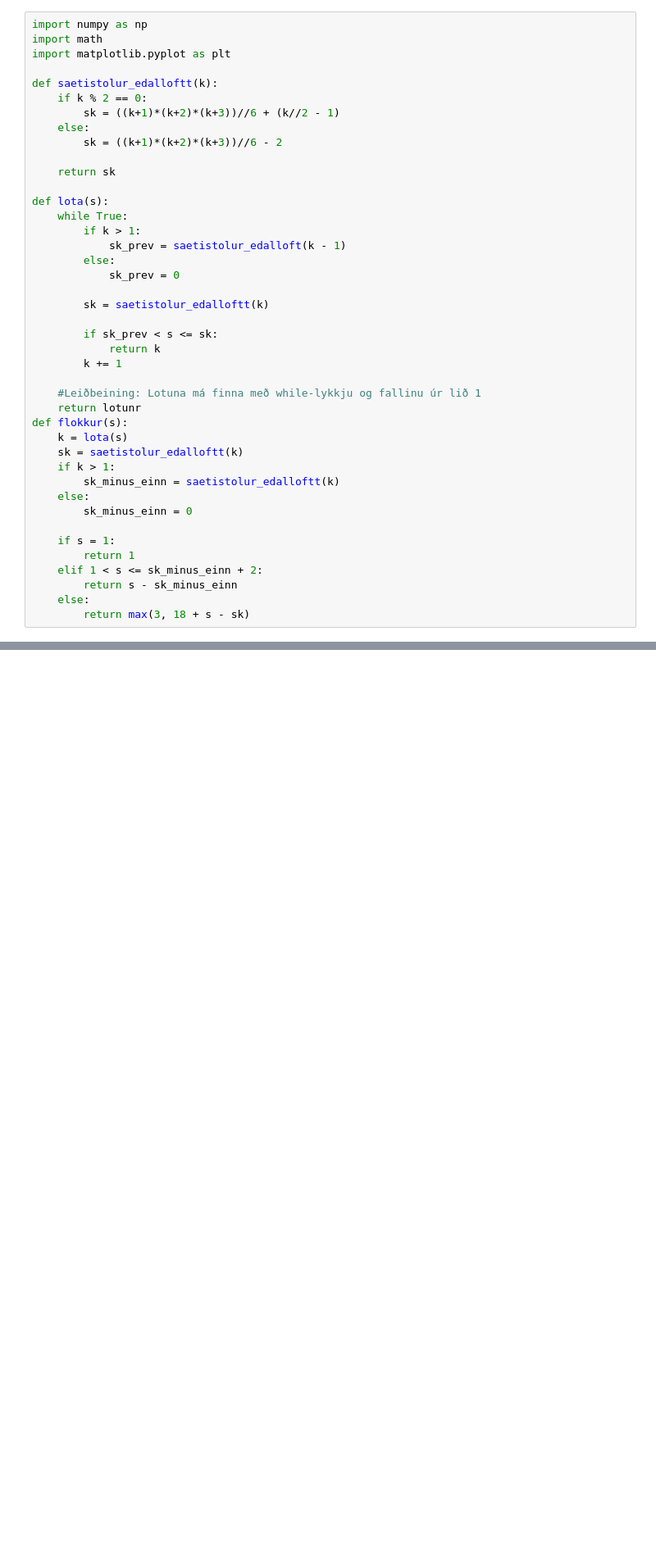
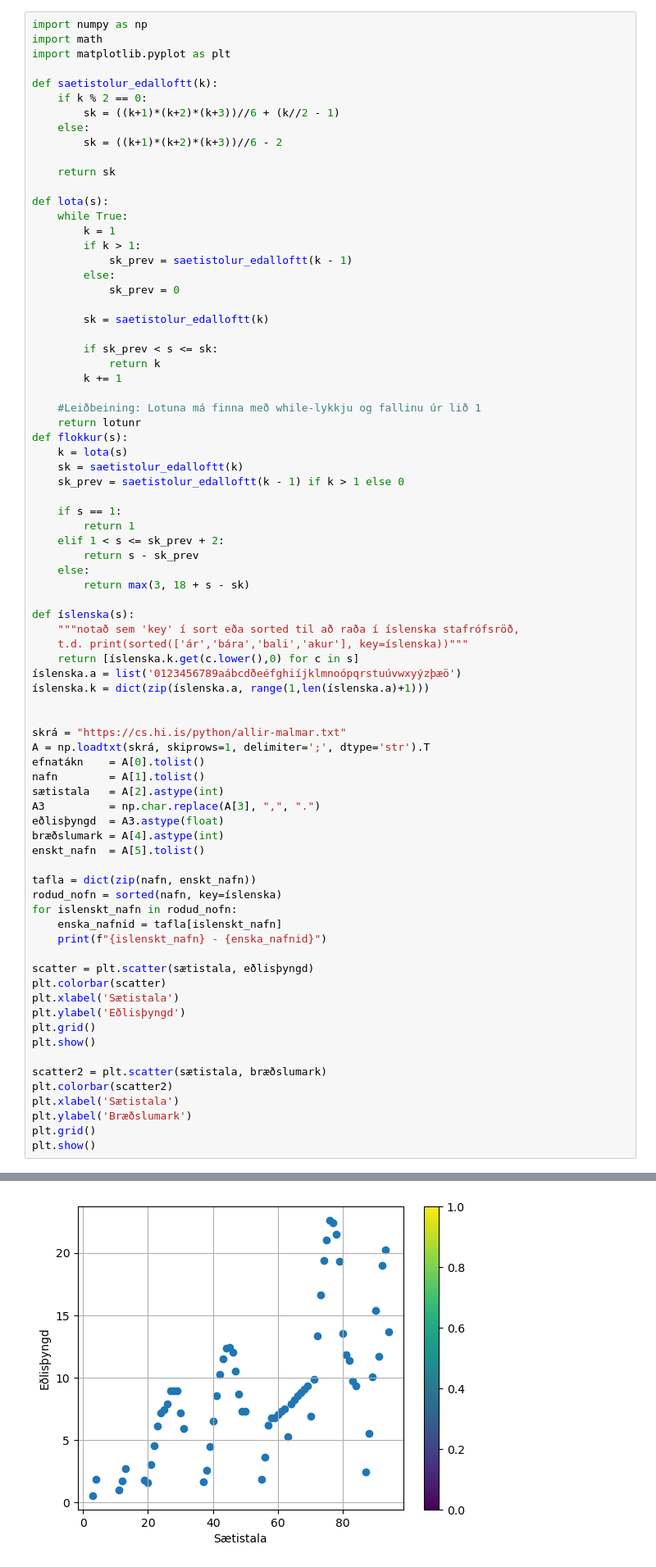
Before and after one commit to BjarniTHG/reiknifraedi, a Jupyter notebook: skiladaemi/skil_s5.ipynb, the cells around one changed output, grey strips where cells are left out. Shown at 82% size. Saved outputs shown, nothing was run; the diff lists cells and outputs as text; blank space fills up the shorter version.

```diff
--- a/skiladaemi/skil_s5.ipynb
+++ b/skiladaemi/skil_s5.ipynb
@@ -38,8 +38,9 @@ def saetistolur_edalloftt(k):
 
 def lota(s):
     while True:
+        k = 1
         if k > 1:
-            sk_prev = saetistolur_edalloft(k - 1)
+            sk_prev = saetistolur_edalloftt(k - 1)
         else:
             sk_prev = 0
 
@@ -54,14 +55,50 @@ def lota(s):
 def flokkur(s):
     k = lota(s)
     sk = saetistolur_edalloftt(k)
-    if k > 1:
-        sk_minus_einn = saetistolur_edalloftt(k)
-    else:
-        sk_minus_einn = 0
+    sk_prev = saetistolur_edalloftt(k - 1) if k > 1 else 0
 
-    if s = 1:
+    if s == 1:
         return 1
-    elif 1 < s <= sk_minus_einn + 2:
-        return s - sk_minus_einn
+    elif 1 < s <= sk_prev + 2:
+        return s - sk_prev
     else:
         return max(3, 18 + s - sk)
+
+def íslenska(s):
+    """notað sem 'key' í sort eða sorted til að raða í íslenska stafrófsröð,
+    t.d. print(sorted(['ár','bára','bali','akur'], key=íslenska))"""
+    return [íslenska.k.get(c.lower(),0) for c in s]
+íslenska.a = list('0123456789aábcdðeéfghiíjklmnoópqrstuúvwxyýzþæö')
+íslenska.k = dict(zip(íslenska.a, range(1,len(íslenska.a)+1)))
+
+
+skrá = "https://cs.hi.is/python/allir-malmar.txt"
+A = np.loadtxt(skrá, skiprows=1, delimiter=';', dtype='str').T
+efnatákn    = A[0].tolist()
+nafn        = A[1].tolist()
+sætistala   = A[2].astype(int)
+A3          = np.char.replace(A[3], ",", ".")
+eðlisþyngd  = A3.astype(float)
+bræðslumark = A[4].astype(int)
+enskt_nafn  = A[5].tolist()
+
+tafla = dict(zip(nafn, enskt_nafn))
+rodud_nofn = sorted(nafn, key=íslenska)
+for islenskt_nafn in rodud_nofn:
+    enska_nafnid = tafla[islenskt_nafn]
+    print(f"{islenskt_nafn} - {enska_nafnid}")
+
+scatter = plt.scatter(sætistala, eðlisþyngd)
+plt.colorbar(scatter)
+plt.xlabel('Sætistala')
+plt.ylabel('Eðlisþyngd')
+plt.grid()
+plt.show()
+
+scatter2 = plt.scatter(sætistala, bræðslumark)
+plt.colorbar(scatter2)
+plt.xlabel('Sætistala')
+plt.ylabel('Bræðslumark')
+plt.grid()
+plt.show()
+# %% [output]
@@ -67,0 +122 @@ def flokkur(s):
+[figure, added]
```
Also changed, not shown: parts of 1 cell of this notebook, 2 other files.
